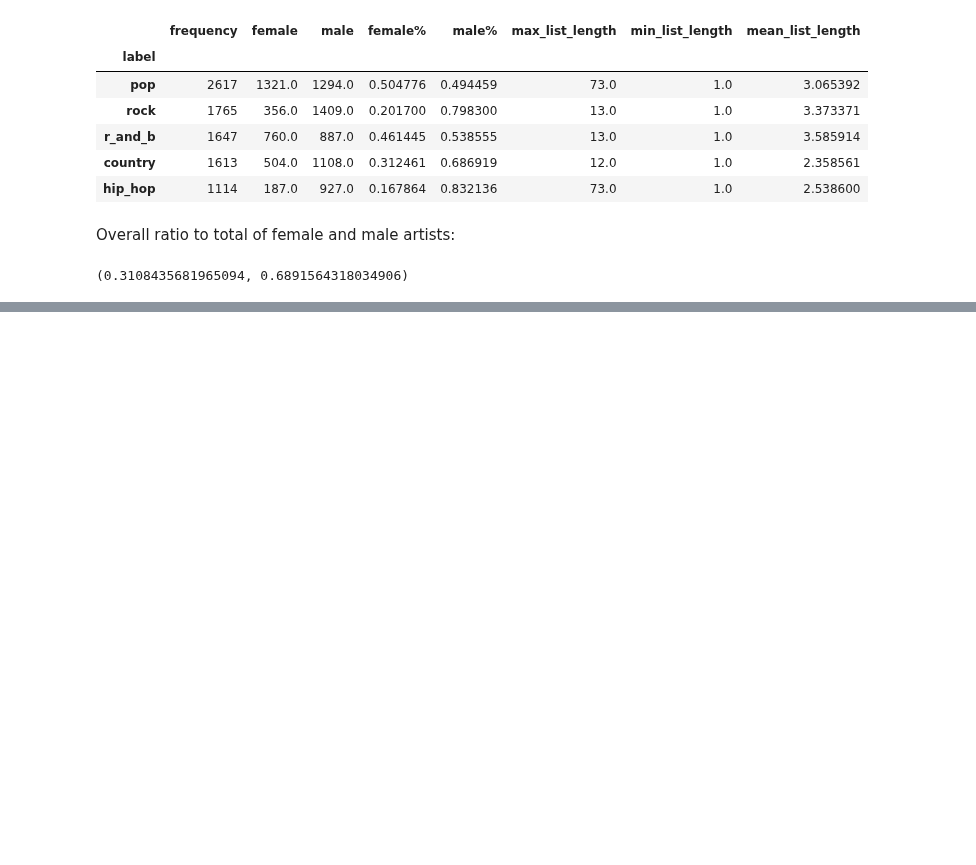
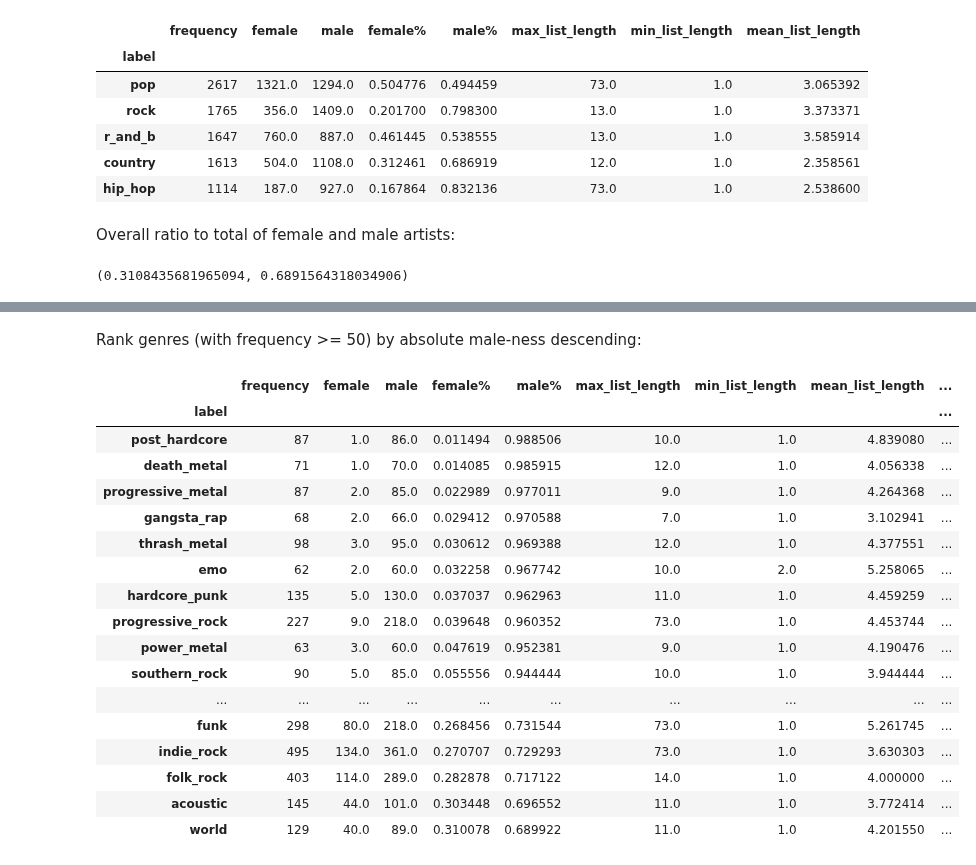
Before and after one commit to fox-daniel/Genre, a Jupyter notebook: code/Analysis/genre_gender_bias_by_genre.ipynb, the cells around one changed output, grey strips where cells are left out. Cells and saved outputs as stored; diff of their text form; code cells hidden in the pictures; blank space fills up the shorter version.

```diff
--- a/code/Analysis/genre_gender_bias_by_genre.ipynb
+++ b/code/Analysis/genre_gender_bias_by_genre.ipynb
@@ -180,0 +226,23 @@ genre_stats.head()
+# %% [markdown]
+Rank genres (with frequency >= 50) by absolute male-ness descending:
+# %%
+genre_stats[(genre_stats.frequency >= 50) & (genre_stats['m-skew'] > 1)].sort_values(['male%'], ascending = False)
+# %% [output]
+|  | frequency | female | male | female% | male% | max_list_length | min_list_length | mean_list_length | ... |
+| label |  |  |  |  |  |  |  |  | ... |
+| post_hardcore | 87 | 1.0 | 86.0 | 0.011494 | 0.988506 | 10.0 | 1.0 | 4.839080 | ... |
+| death_metal | 71 | 1.0 | 70.0 | 0.014085 | 0.985915 | 12.0 | 1.0 | 4.056338 | ... |
+| progressive_metal | 87 | 2.0 | 85.0 | 0.022989 | 0.977011 | 9.0 | 1.0 | 4.264368 | ... |
+| gangsta_rap | 68 | 2.0 | 66.0 | 0.029412 | 0.970588 | 7.0 | 1.0 | 3.102941 | ... |
+| thrash_metal | 98 | 3.0 | 95.0 | 0.030612 | 0.969388 | 12.0 | 1.0 | 4.377551 | ... |
+| emo | 62 | 2.0 | 60.0 | 0.032258 | 0.967742 | 10.0 | 2.0 | 5.258065 | ... |
+| hardcore_punk | 135 | 5.0 | 130.0 | 0.037037 | 0.962963 | 11.0 | 1.0 | 4.459259 | ... |
+| progressive_rock | 227 | 9.0 | 218.0 | 0.039648 | 0.960352 | 73.0 | 1.0 | 4.453744 | ... |
+| power_metal | 63 | 3.0 | 60.0 | 0.047619 | 0.952381 | 9.0 | 1.0 | 4.190476 | ... |
+| southern_rock | 90 | 5.0 | 85.0 | 0.055556 | 0.944444 | 10.0 | 1.0 | 3.944444 | ... |
+| ... | ... | ... | ... | ... | ... | ... | ... | ... | ... |
+| funk | 298 | 80.0 | 218.0 | 0.268456 | 0.731544 | 73.0 | 1.0 | 5.261745 | ... |
+| indie_rock | 495 | 134.0 | 361.0 | 0.270707 | 0.729293 | 73.0 | 1.0 | 3.630303 | ... |
+| folk_rock | 403 | 114.0 | 289.0 | 0.282878 | 0.717122 | 14.0 | 1.0 | 4.000000 | ... |
+| acoustic | 145 | 44.0 | 101.0 | 0.303448 | 0.696552 | 11.0 | 1.0 | 3.772414 | ... |
+| world | 129 | 40.0 | 89.0 | 0.310078 | 0.689922 | 11.0 | 1.0 | 4.201550 | ... |
```
Also changed, not shown: parts of 10 cells of this notebook.
